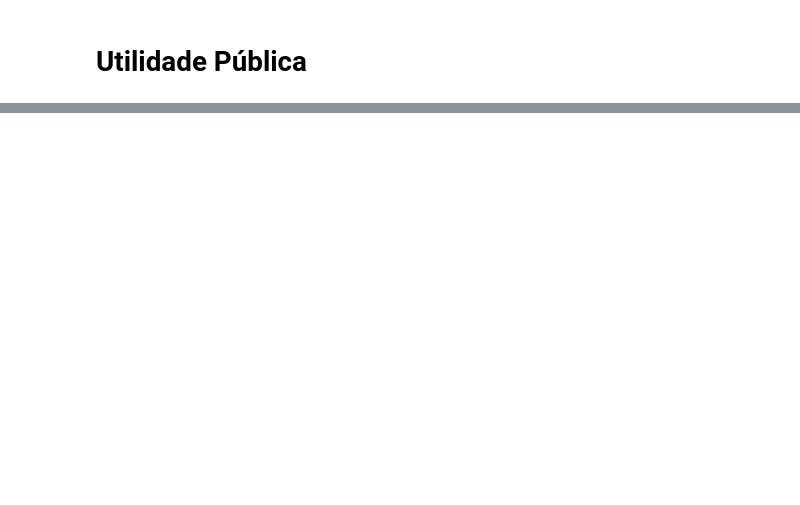
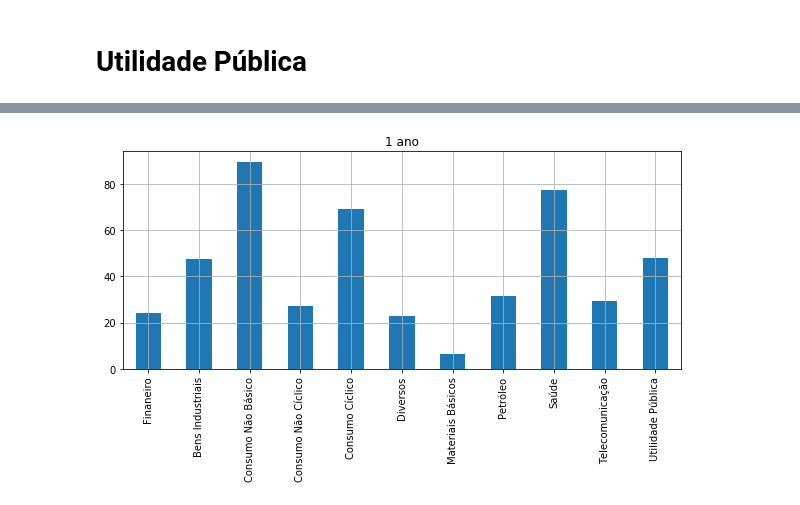
Before and after one commit to albertoivo/nossasrotas-finance, a Jupyter notebook: Brasil Setores.ipynb, the cells around one changed output, grey strips where cells are left out. Cells and saved outputs as stored; diff of their text form; code cells hidden in the pictures; blank space fills up the shorter version.

```diff
--- a/Brasil Setores.ipynb
+++ b/Brasil Setores.ipynb
@@ -293,0 +438,6 @@ print('Últimos 10 anos:', get_means(df, stocks.utilidade_publica, -21*12*10), '
+# %%
+setor_df['1 ano'].plot(kind='bar', figsize=(10,4))
+plt.title('1 ano')
+plt.grid()
+# %% [output]
+[figure, added]
```
Also changed, not shown: parts of 16 cells of this notebook.
